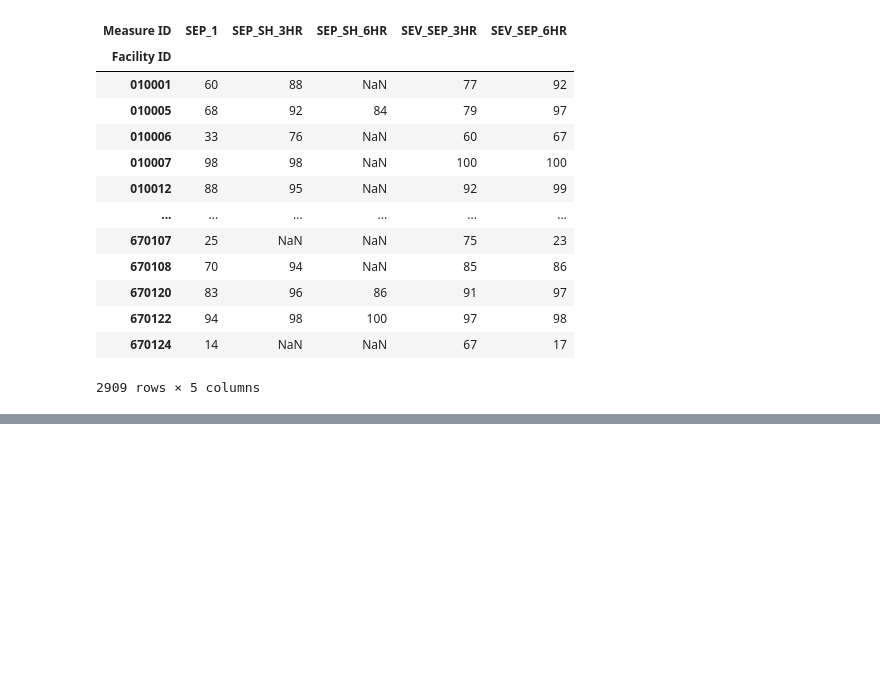
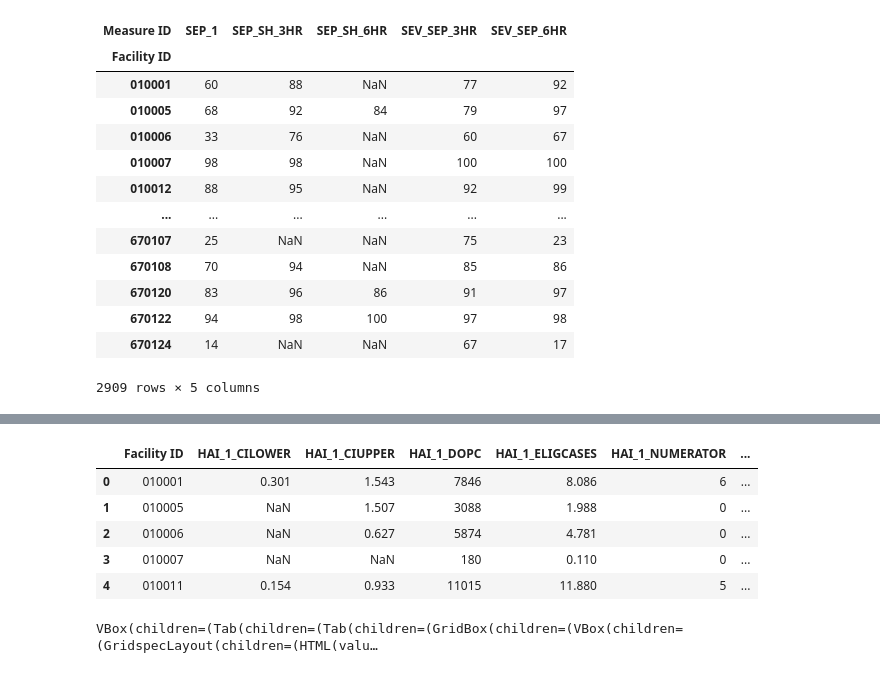
Before and after one commit to rejexx/Predicting_infection, a Jupyter notebook: 01_DataWrangling.ipynb, the cells around one changed output, grey strips where cells are left out. Drawn from its saved outputs; the diff is of its cells as text; code cells hidden in the pictures; blank space fills up the shorter version.

Commit message:
HAI_tidy with three files joined and first pass cleaning done

```diff
--- a/01_DataWrangling.ipynb
+++ b/01_DataWrangling.ipynb
@@ -247,10 +241,13 @@ survey_ID_Questoin_Xref = survey_clean[['HCAHPS Measure ID', 'HCAHPS Question']]
 #The stars and linear scores each have their own column,
 #steps are pivot, remove index, and remove entire columns of "Not Applicable" values
 survey_pivot = survey_clean.pivot(index="Facility ID", columns='HCAHPS Measure ID', values=['Patient Survey Star Rating', 'HCAHPS Linear Mean Value'])
-
 survey_pivot.columns = survey_pivot.columns.droplevel()
-
-#Drop columns of "Not Applicable"
+#Drop any columns that are contant values, but should only be the 20 columns of "not applicable"
+#  Credit to stack excahnge question: https://stackoverflow.com/questions/20209600/pandas-dataframe-remove-constant-column
+survey_pivot = survey_pivot.loc[:, (survey_pivot != survey_pivot.iloc[0]).any()]
 
 #Drop any rows that are 100% null
+print(survey_pivot.shape)
+print("How many nulls do we have?")
+print(survey_pivot.isnull().sum())
 # %% [output]
@@ -270,0 +271,6 @@ survey_pivot.columns = survey_pivot.columns.droplevel()
+# %%
+#Since there are many rows of entire NULL, drop all of those
+survey_pivot = survey_pivot.dropna(how='all', axis="rows")
+print("How many nulls do we have?")
+print(survey_pivot.isnull().sum().sum())
+print("shape:", survey_pivot.shape)
@@ -271,2 +281,8 @@ survey_pivot.columns = survey_pivot.columns.droplevel()
 # %% [markdown]
 #### Join back with tidy HAI file
+# %%
+HAI_tidy = pd.merge(HAI_tidy, survey_pivot, on='Facility ID', how="left")
+
+#Final table should have 42HAI + 11Star + 10LinearScore data and 9 descriptors (location + ID) columns, and only one row per facility.
+print("Now has 42HAI + 21Survey data and 9 descriptors (location + ID) = 72. Shape (rows, cols):", HAI_tidy.shape)
+print("Column names:\n", HAI_tidy.columns)
@@ -394,0 +450,17 @@ assert HAI_tidy.duplicated(subset=['Facility ID']).sum() == 0
+# %%
+with pd.option_context('display.max_columns', None):  # more options can be specified also  #Ref:https://stackoverflow.com/questions/19124601/pretty-print-an-entire-pandas-series-dataframe
+    display(HAI_tidy.head())
+# %% [output]
+|  | Facility ID | HAI_1_CILOWER | HAI_1_CIUPPER | HAI_1_DOPC | HAI_1_ELIGCASES | HAI_1_NUMERATOR | ... |
+| 0 | 010001 | 0.301 | 1.543 | 7846 | 8.086 | 6 | ... |
+| 1 | 010005 | NaN | 1.507 | 3088 | 1.988 | 0 | ... |
+| 2 | 010006 | NaN | 0.627 | 5874 | 4.781 | 0 | ... |
+| 3 | 010007 | NaN | NaN | 180 | 0.110 | 0 | ... |
+| 4 | 010011 | 0.154 | 0.933 | 11015 | 11.880 | 5 | ... |
+# %%
+#Standardize data
+
+#set -- values to NaN.
+HAI_tidy.replace('--',np.NaN, inplace=True)
+# %% [output]
+VBox(children=(Tab(children=(Tab(children=(GridBox(children=(VBox(children=(GridspecLayout(children=(HTML(valu…
```
Also changed, not shown: parts of 13 cells of this notebook.
